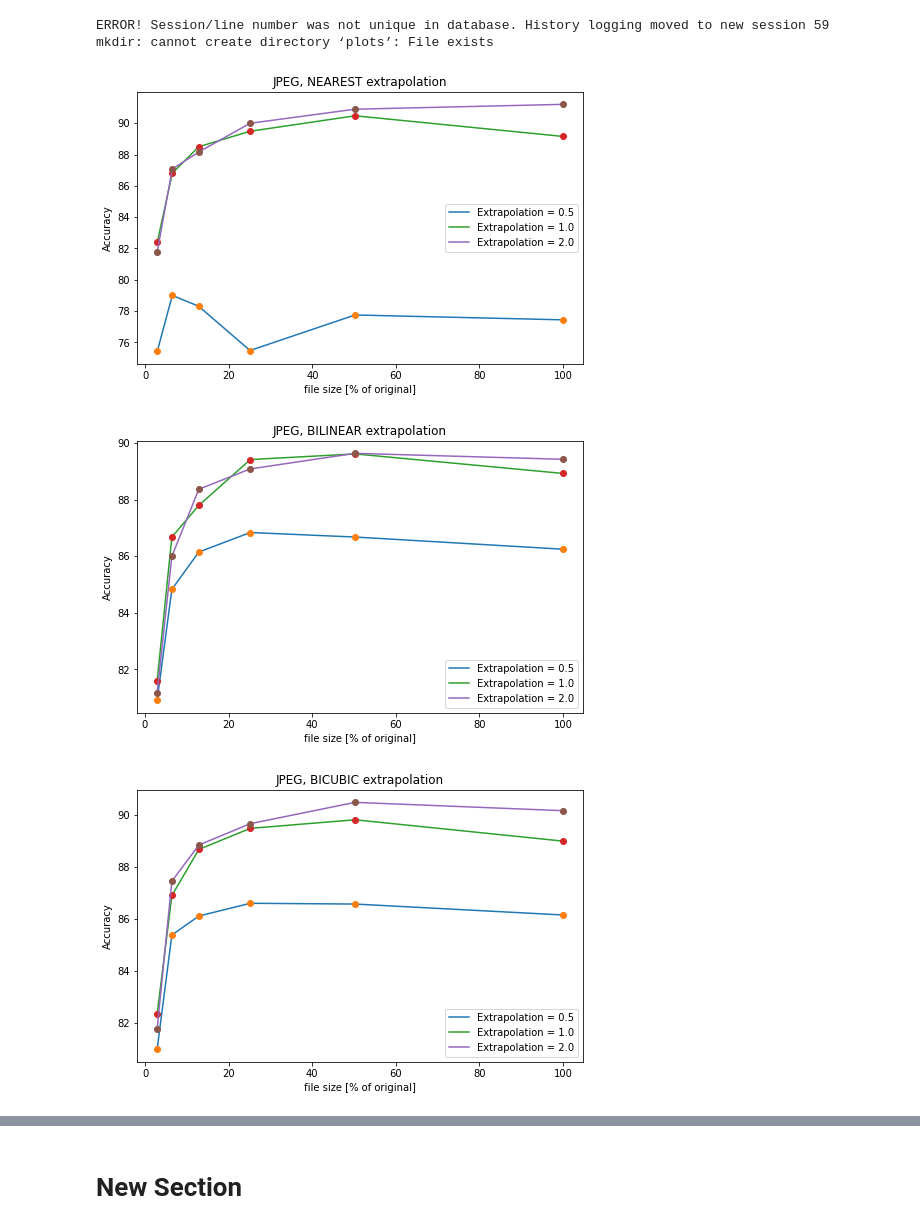
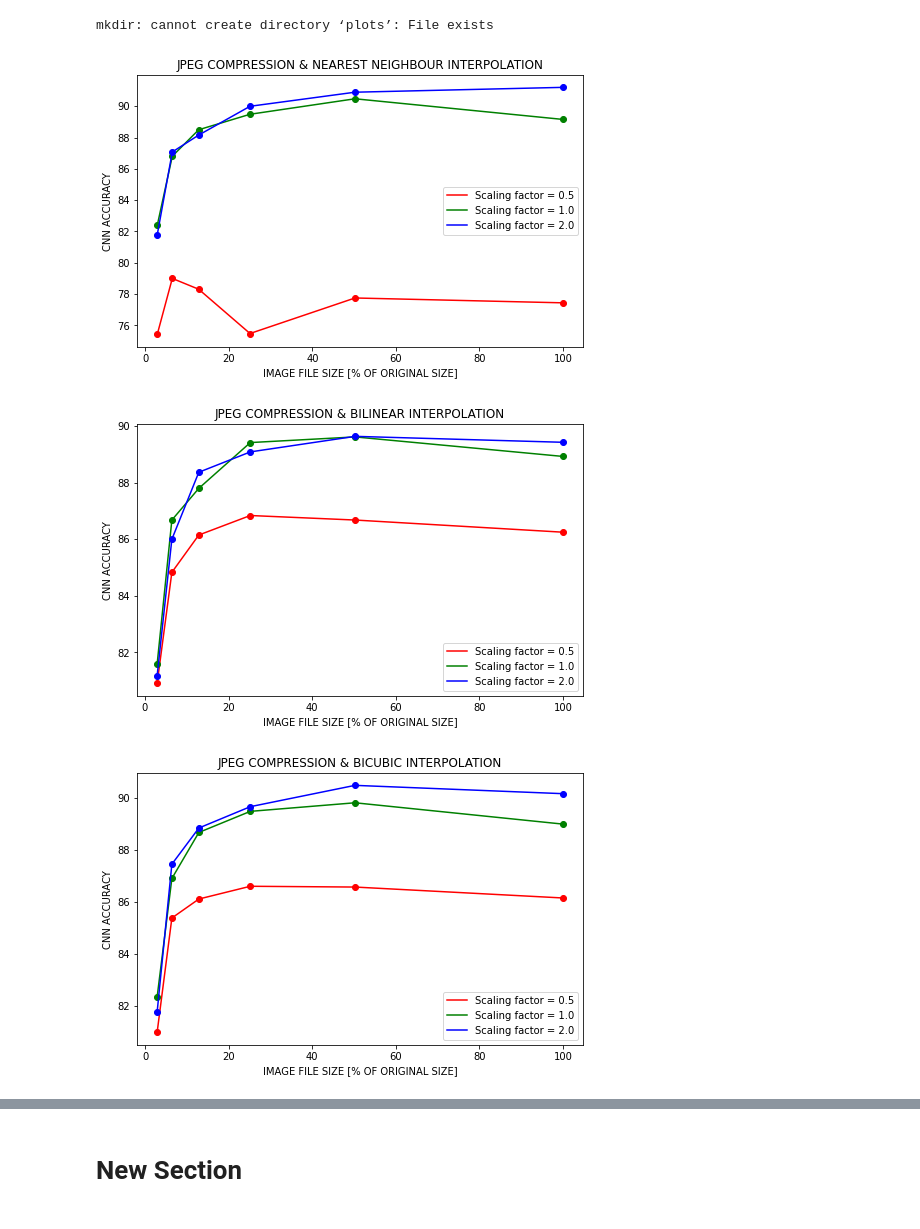
Before and after one commit to marcinwolter/MedicalPictures, a Jupyter notebook: figure_cnn_plot.ipynb, the cells around one changed output, grey strips where cells are left out. Drawn from its saved outputs; the diff is of its cells as text; code cells hidden in the pictures.

```diff
--- a/figure_cnn_plot.ipynb
+++ b/figure_cnn_plot.ipynb
@@ -20,7 +20,7 @@ compr = 7*[0]
 #plot  2.0 [97, 80, 32, 15, 7, 3] [91.21000170707703, 90.89999794960022, 89.99999761581421, 88.1600022315979, 87.08000183105469, 81.7900002002716]
 #[255.26074609375, 128.1747890625, 64.047759765625, 32.684560546875, 16.572212890625, 7.374998046875]
 
-title[1] = "JPEG, NEAREST extrapolation"
+title[1] = "JPEG COMPRESSION & NEAREST NEIGHBOUR INTERPOLATION"
 titleTab[1] = "JPEG & nearest"
 extrap[1] = [0.5, 1.0, 2.0]
 acc[1][0] = [77.4399995803833, 77.74999737739563, 75.4800021648407, 78.31000089645386, 79.00000214576721, 75.41999816894531]
@@ -35,7 +35,7 @@ compr[1]  = [97, 80, 32, 15, 7, 3]
 #plot  2.0 [97, 80, 32, 15, 7, 3] [89.42999839782715, 89.6399974822998, 89.09000158309937, 88.37000131607056, 86.00000143051147, 81.16999864578247]
 #[255.030123046875, 128.229462890625, 64.29569140625, 32.871138671875, 16.436181640625, 7.43928125]
 
-title[2] = "JPEG, BILINEAR extrapolation"
+title[2] = "JPEG COMPRESSION & BILINEAR INTERPOLATION"
 titleTab[2] = "JPEG & bilinear"
 extrap[2] = [0.5, 1.0, 2.0]
 acc[2][0] = [86.2500011920929, 86.68000102043152, 86.8399977684021, 86.15000247955322, 84.82999801635742, 80.9000015258789]
@@ -50,7 +50,7 @@ compr[2]  = [97, 80, 32, 15, 7, 3]
 #plot  2.0 [97, 80, 32, 15, 7, 3] [90.14999866485596, 90.4699981212616, 89.64999914169312, 88.83000016212463, 87.44000196456909, 81.74999952316284]
 #[255.00224609375, 128.1078125, 64.20869140625, 32.8396484375, 16.36240234375, 7.35478515625]
 
-title[3] = "JPEG, BICUBIC extrapolation"
+title[3] = "JPEG COMPRESSION & BICUBIC INTERPOLATION"
 titleTab[3] = "JPEG & bicubic"
 extrap[3] = [0.5, 1.0, 2.0]
 acc[3][0] = [86.14000082015991, 86.55999898910522, 86.58999800682068, 86.10000014305115, 85.36999821662903, 80.97000122070312]
@@ -66,7 +66,7 @@ compr[3]  = [97, 80, 32, 15, 7, 3]
 #plot  2.0 [[1], [2], [4], [8], [16], [32]] [90.21000000000001, 89.63, 74.52, 71.87, 73.18, 72.47]
 #[253.369498046875, 127.84836328125, 63.96396875, 31.6975703125, 15.832939453125, 7.934396484375]
 
-title[4] = "JPEG2000, NEAREST extrapolation"
+title[4] = "JPEG2000 COMPRESSION & NEAREST NEIGHBOUR INTERPOLATION"
 titleTab[4] = "JPEG2000 & nearest"
 extrap[4] = [0.5, 1.0, 2.0]
 acc[4][0] = [77.7, 76.55999999999999, 73.16, 70.77, 70.37, 70.86]
@@ -81,7 +81,7 @@ compr[4]  = [1, 2, 4, 8, 16, 32]
 #plot  2.0 [[1], [2], [4], [8], [16], [32]] [88.84, 88.4, 74.21, 71.39, 71.67, 71.04]
 #[253.30125, 127.816240234375, 63.96433984375, 31.794677734375, 15.89993359375, 7.922193359375]
 
-title[5] = "JPEG2000, BILINEAR extrapolation"
+title[5] = "JPEG2000 COMPRESSION & BILINEAR INTERPOLATION"
 titleTab[5] = "JPEG2000 & bilinear"
 extrap[5] = [0.5, 1.0, 2.0]
 acc[5][0] = [86.05000000000001, 86.00999999999999, 74.33, 71.95, 71.1, 71.47]
@@ -96,7 +96,7 @@ compr[5]  = [1, 2, 4, 8, 16, 32]
 #plot  2.0 [[1], [2], [4], [8], [16], [32]] [88.87, 88.85, 74.97, 72.85000000000001, 70.98, 71.05]
 #[253.046484375, 127.893359375, 63.9646484375, 31.81142578125, 15.92373046875, 7.791796875]
 
-title[6] = "JPEG2000, BICUBIC extrapolation"
+title[6] = "JPEG2000 COMPRESSION & BICUBIC INTERPOLATION"
 titleTab[6] = "JPEG2000 & bicubic"
 extrap[6] = [0.5, 1.0, 2.0]
 acc[6][0] = [86.17, 86.29, 74.47, 71.46000000000001, 71.78, 70.73]
@@ -107,38 +107,40 @@ compr[6]  = [1, 2, 4, 8, 16, 32]
 # %%
 #plot accuracy
 import matplotlib.pyplot as plt
 import matplotlib.pylab as pyl
 import numpy as np
 
 ! mkdir plots
 
+col = ['red','green','blue']
+style = ['-','-','-'] #['-','--',':']
+
 for n in range(1,7):
 
   fig = pyl.figure(figsize=(8,5))
 
   for k in range(0,3):
     #print(size)
-    line, = pyl.plot(np.divide(size[n],size[n][0]/100.), acc[n][k])
-    pyl.plot(np.divide(size[n],size[n][0]/100.), acc[n][k],"o")
+    line, = pyl.plot(np.divide(size[n],size[n][0]/100.), acc[n][k], style[k], color=col[k])
+    pyl.plot(np.divide(size[n],size[n][0]/100.), acc[n][k],"o", color=col[k])
 
-    label = "Extrapolation = "+str(extrap[n][k])
+    label = "Scaling factor = "+str(extrap[n][k])
     line.set_label(label)
 
   pyl.legend()
   pyl.title(title[n])
-  pyl.xlabel("file size [% of original]")
-  pyl.ylabel("Accuracy")
+  pyl.xlabel("IMAGE FILE SIZE [% OF ORIGINAL SIZE]")
+  pyl.ylabel("CNN ACCURACY")
 
 
   auxName = "plots/acc_"+str(n)+".png"
   pyl.savefig(auxName)
 
   pyl.show()
 
 ! zip -r plots.zip plots
 # %% [output]
-ERROR! Session/line number was not unique in database. History logging moved to new session 59
 mkdir: cannot create directory ‘plots’: File exists
-[figure, old version]
+[figure, new version]
-[figure, old version]
+[figure, new version]
-[figure, old version]
+[figure, new version]
```
Also changed, not shown: parts of 2 cells of this notebook.
